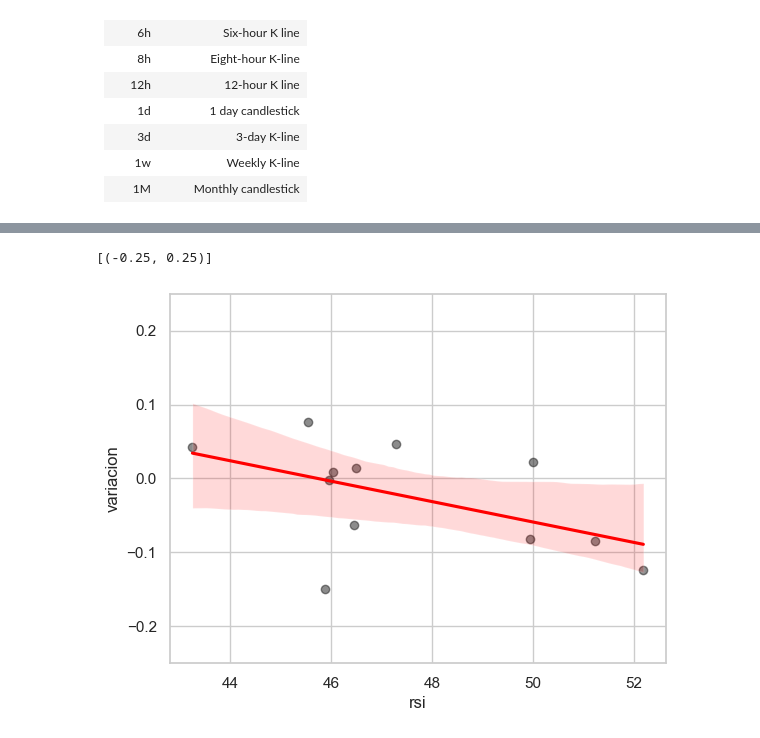
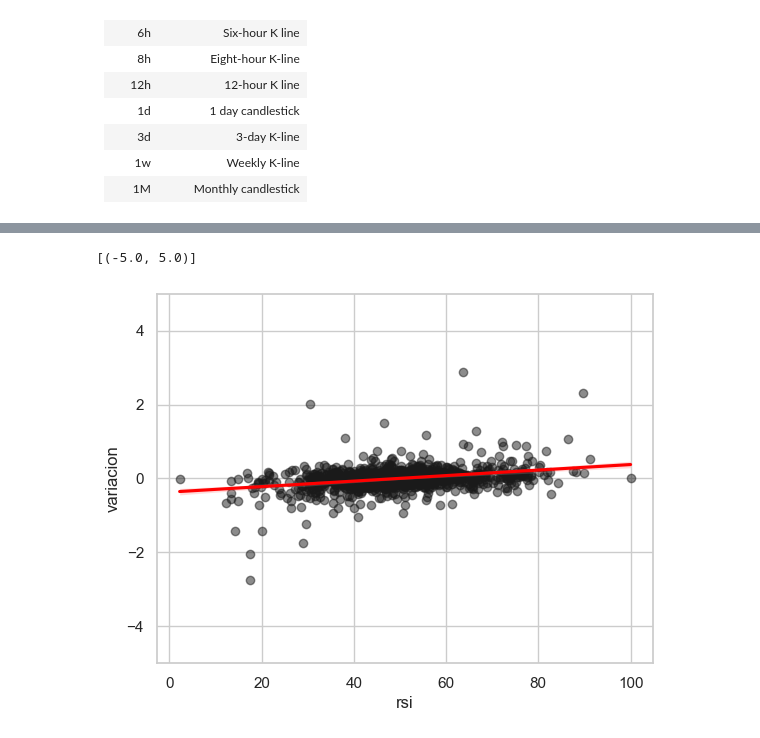
Before and after one commit to jackonedev/TradeGestorV2, a Jupyter notebook: Market_data.ipynb, the cells around one changed output, grey strips where cells are left out. Cells and saved outputs as stored; diff of their text form; code cells hidden in the pictures.

```diff
--- a/Market_data.ipynb
+++ b/Market_data.ipynb
@@ -81,12 +100,21 @@ symbol = 'BTC-USDT'
 interval = '15m'
 limit = 1440  #default 500, max 1440
 
-startTime = int(past_timestamp(1400, 'min'))
+startTime = int(past_timestamp(1400*15, 'min'))
 endTime = int(now_timestamp())
 
-if True:
+if False:
     response = requests.request(method, service, params={'symbol':symbol, 'interval':interval, 'limit':limit, 'startTime':startTime, 'endTime':endTime})
     df = response_to_dataframe(response.json())
-    guardar_csv('data-15m.csv', df)
+    fecha_actual = datetime.datetime.now()
+    crear_directorio('data')
+    nombre_archivo = "{}_{}_{}.csv".format(symbol, interval, fecha_actual.strftime('%Y-%m-%d_%H-%M-%S'))
+    guardar_csv('data/{}'.format(nombre_archivo), df)
+    with open('last_file.txt', 'w') as f:
+        f.write(nombre_archivo)
+
+
 else:
-    df = pd.read_csv('data.csv')
+    with open('last_file.txt', 'r') as f:
+        nombre_archivo = f.read()
+    df = pd.read_csv('data/{}'.format(nombre_archivo))
@@ -149,21 +176,3 @@ def ajustar_datos(data, features):
     data = data.iloc[:, 3:].dropna()
     data.loc[:, features] = data.loc[:, features].shift()
     return data.round(4)
-
-# PARAMETROS INCIALES
-ruedas = 14
-fast, slow = 20, 60
-sigma = 40
-
-fw = 10, 20
-
-features = [f"Cruce_{fast}_{slow}", "rsi", f"sigma_{sigma}"]  # atributo dinámico
-forwards = [f"fw_{i}" for i in fw]  # atributo preseteado, dinámico
-
-df = cruce_sma_fast_slow(df, fast, slow)
-df = rsi(df, ruedas)
-df = volatilidad(df, sigma)
-df = forward(df, fw)
-df = ajustar_datos(df, features)
-
-df
@@ -219,17 +248,17 @@ Up                     0.02  2.21      0.01
 # %%
 sns.set(style="whitegrid")
 g = sns.regplot(
     x="rsi",
     y="variacion",
     data=df,
     line_kws={"color": "red"},
     scatter_kws={"color": "k", "alpha": 0.5},
 )
 
-g.set(ylim=(-0.25, 0.25))
+g.set(ylim=(-5, 5))
 # %% [output]
-[(-0.25, 0.25)]
+[(-5.0, 5.0)]
-[figure, old version]
+[figure, new version]
 # %%
 for feature in features:
     sns.displot(df, x=feature, hue="variacion_tipo", kind="kde", height=4, fill=True)
```
Also changed, not shown: parts of 13 cells of this notebook, 2 other files.
